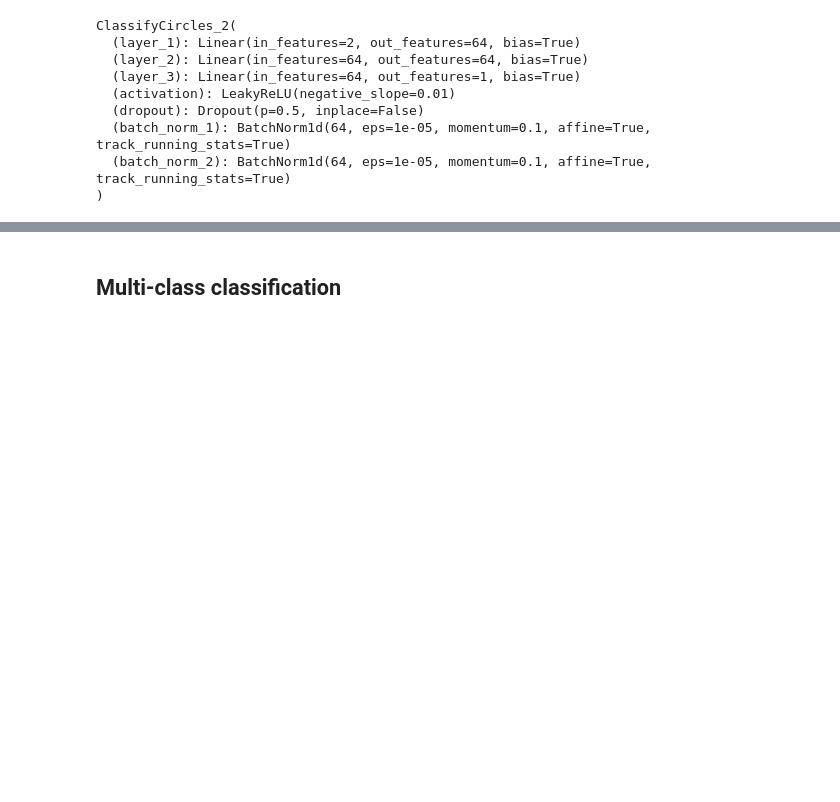
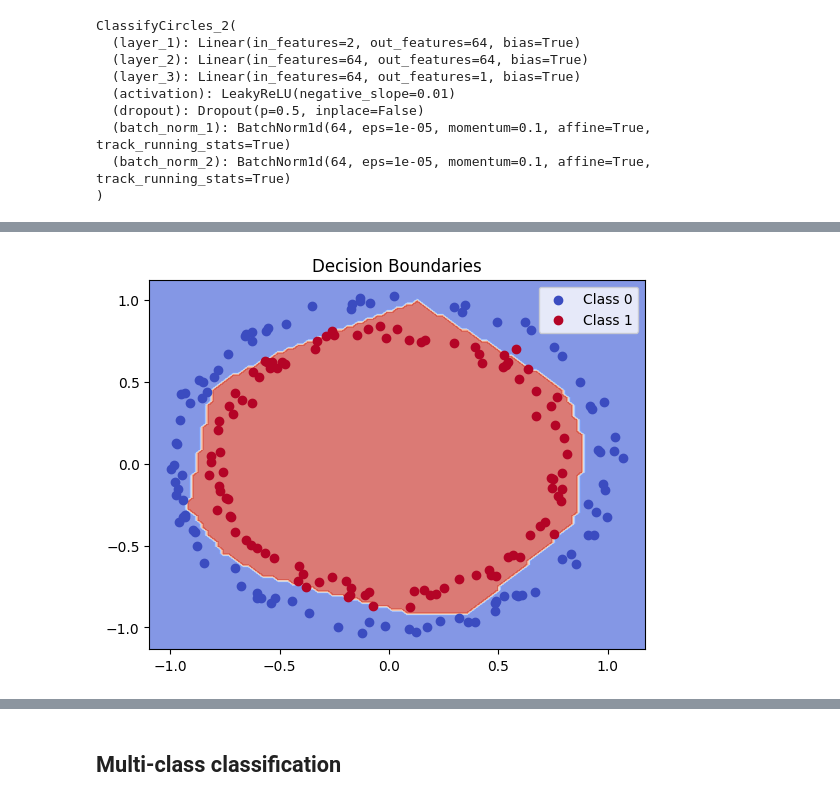
Before and after one commit to petron23/ML_random_projects, a Jupyter notebook: Classifications.ipynb, the cells around one changed output, grey strips where cells are left out. Cells and saved outputs as stored; diff of their text form; code cells hidden in the pictures; blank space fills up the shorter version.

```diff
--- a/Classifications.ipynb
+++ b/Classifications.ipynb
@@ -150,15 +150,15 @@ class ClassifyCircles_2(nn.Module):
                 nn.init.zeros_(m.bias)
 
 device = torch.device("cuda" if torch.cuda.is_available() else "cpu")
-model = ClassifyCircles_2().to(device)
+model_2 = ClassifyCircles_2().to(device)
 
 # Define the optimizer and learning rate
-optimizer = optim.Adam(model.parameters(), lr=0.001)
+optimizer = optim.Adam(model_2.parameters(), lr=0.001)
 
 # Define the loss function
 loss_fn = nn.BCEWithLogitsLoss()
 
-print(model)
+print(model_2)
 # %% [output]
 ClassifyCircles_2(
   (layer_1): Linear(in_features=2, out_features=64, bias=True)
@@ -211,0 +264,4 @@ Epoch: 900 | Loss: 0.00146, Accuracy: 100.00% | Test Loss: 0.00174, Test Accurac
+# %%
+plot_decision_boundary(model,X_test,y_test)
+# %% [output]
+[figure, added]
```
Also changed, not shown: parts of 17 cells of this notebook.
